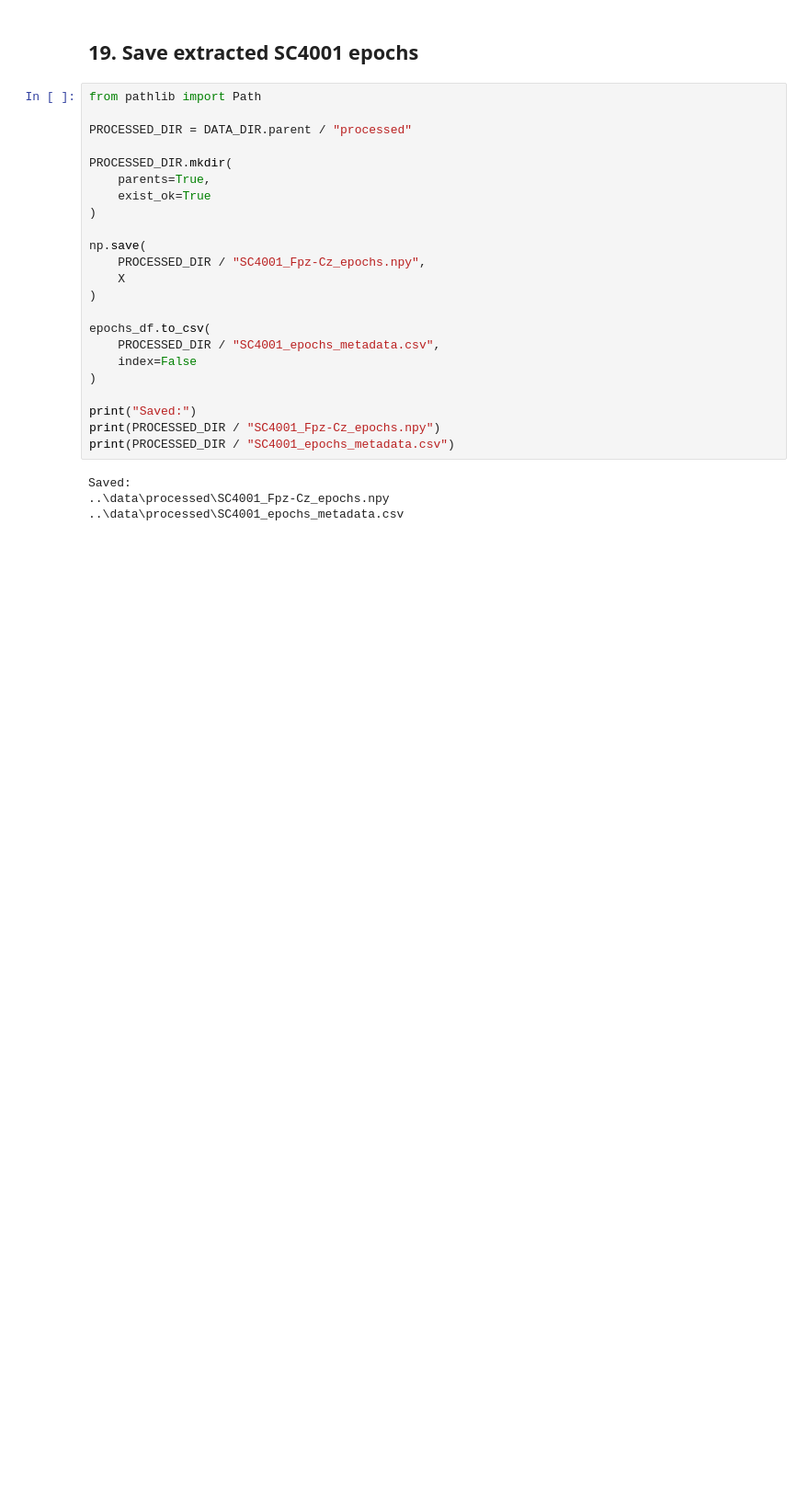
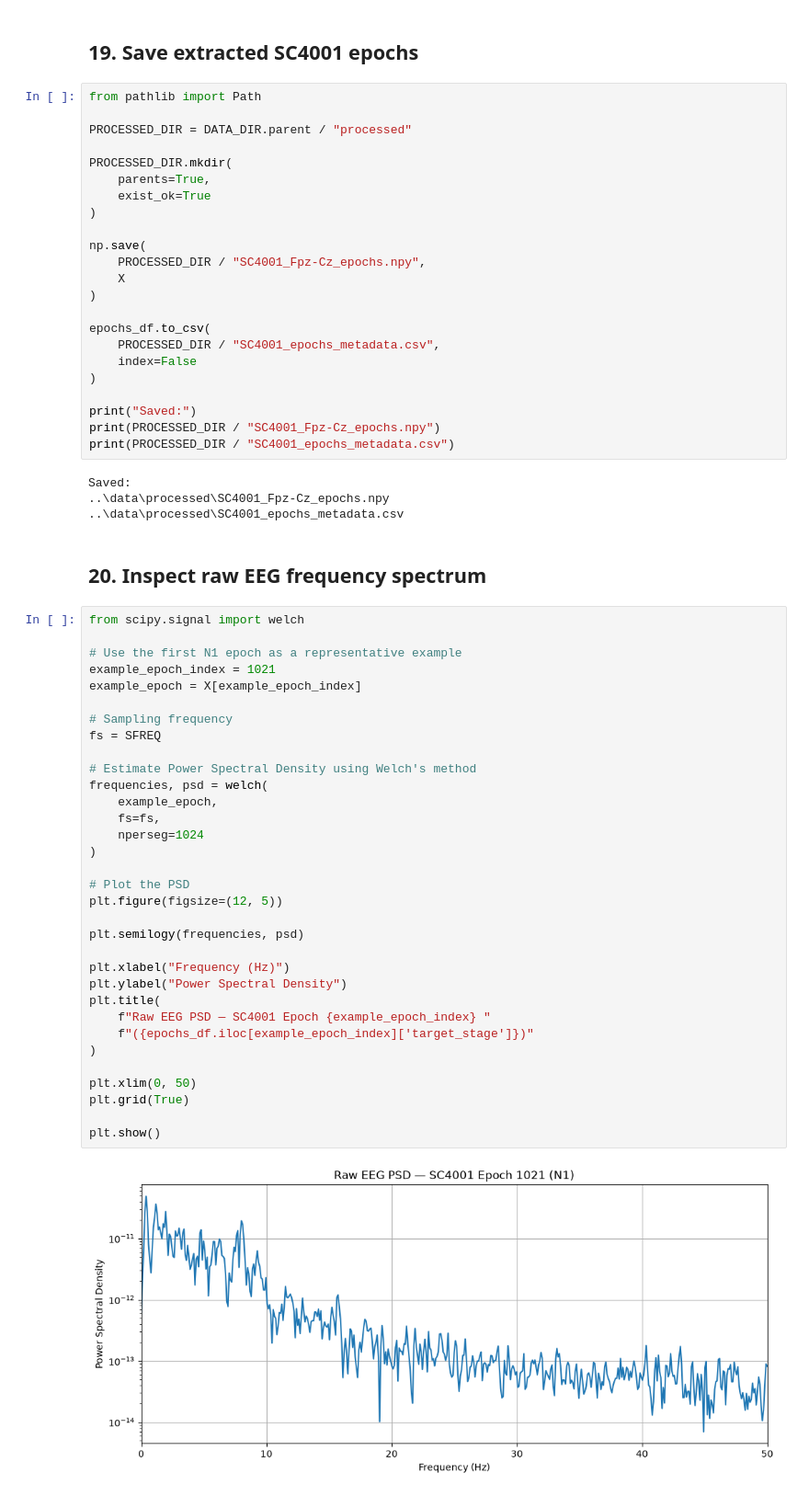
Before and after one commit to ThePral/Sleep-Stage-Prediction, a Jupyter notebook: notebooks/01_dataset_exploration.ipynb, the cells around one changed output. Shown at 92% size. Saved outputs shown, nothing was run; the diff lists cells and outputs as text; blank space fills up the shorter version.

Commit message:
updated dataset exploration notebook, and added filtered epochs npy file

```diff
--- a/notebooks/01_dataset_exploration.ipynb
+++ b/notebooks/01_dataset_exploration.ipynb
@@ -610,3 +610,40 @@ print(PROCESSED_DIR / "SC4001_epochs_metadata.csv")
 Saved:
 ..\data\processed\SC4001_Fpz-Cz_epochs.npy
 ..\data\processed\SC4001_epochs_metadata.csv
+# %% [markdown]
+## 20. Inspect raw EEG frequency spectrum
+# %%
+from scipy.signal import welch
+
+# Use the first N1 epoch as a representative example
+example_epoch_index = 1021
+example_epoch = X[example_epoch_index]
+
+# Sampling frequency
+fs = SFREQ
+
+# Estimate Power Spectral Density using Welch's method
+frequencies, psd = welch(
+    example_epoch,
+    fs=fs,
+    nperseg=1024
+)
+
+# Plot the PSD
+plt.figure(figsize=(12, 5))
+
+plt.semilogy(frequencies, psd)
+
+plt.xlabel("Frequency (Hz)")
+plt.ylabel("Power Spectral Density")
+plt.title(
+    f"Raw EEG PSD — SC4001 Epoch {example_epoch_index} "
+    f"({epochs_df.iloc[example_epoch_index]['target_stage']})"
+)
+
+plt.xlim(0, 50)
+plt.grid(True)
+
+plt.show()
+# %% [output]
+[figure, added]
```
Also changed, not shown: parts of 16 cells of this notebook, 1 other file.
